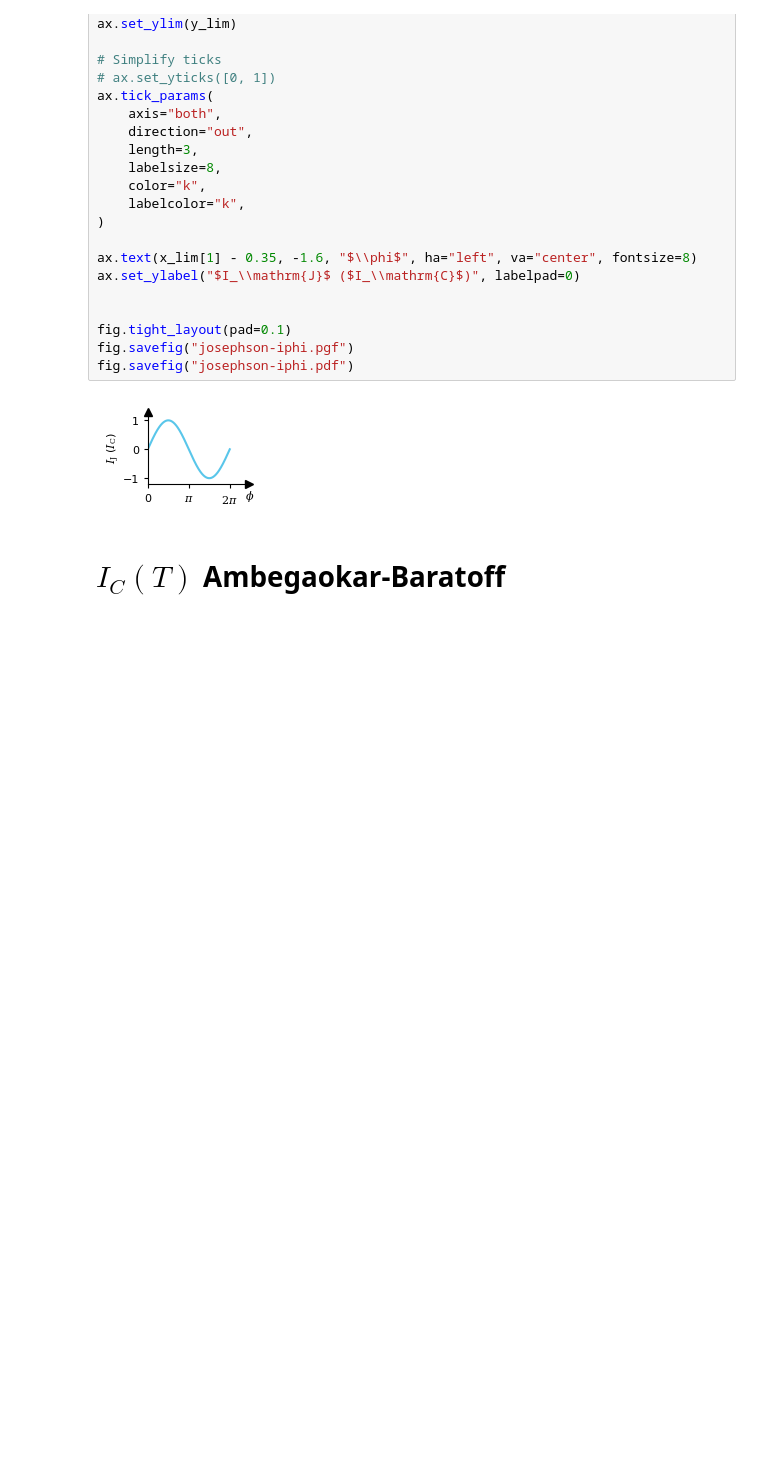
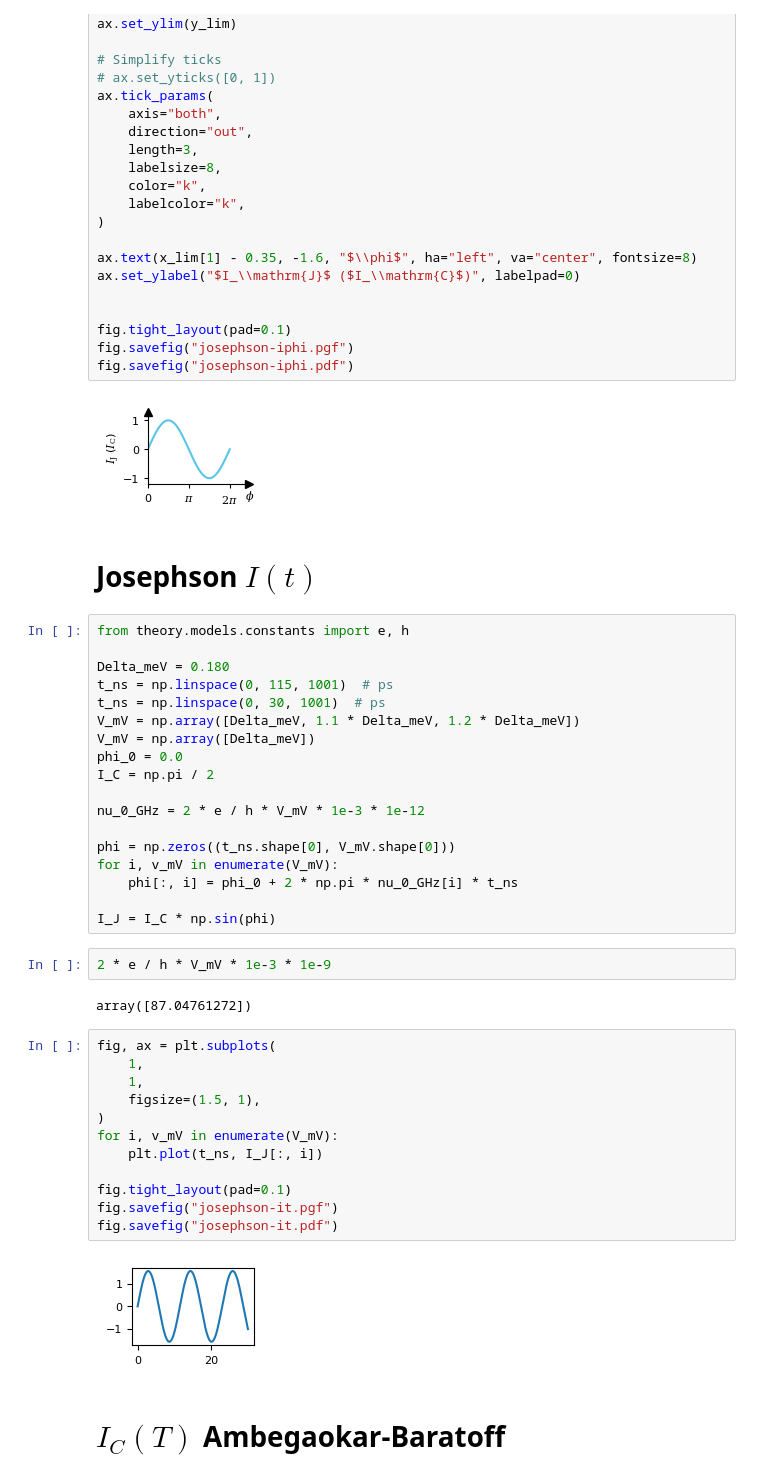
Before and after one commit to schmampf/dissertation, a Jupyter notebook: theory/macro/macro.ipynb, the cells around one changed output. Cells and saved outputs as stored; diff of their text form; blank space fills up the shorter version.

```diff
--- a/theory/macro/macro.ipynb
+++ b/theory/macro/macro.ipynb
@@ -213,6 +213,44 @@ fig.savefig("josephson-iphi.pgf")
 fig.savefig("josephson-iphi.pdf")
 # %% [output]
 [figure]
+# %% [markdown]
+# Josephson $I(t)$
+# %%
+from theory.models.constants import e, h
+
+Delta_meV = 0.180
+t_ns = np.linspace(0, 115, 1001)  # ps
+t_ns = np.linspace(0, 30, 1001)  # ps
+V_mV = np.array([Delta_meV, 1.1 * Delta_meV, 1.2 * Delta_meV])
+V_mV = np.array([Delta_meV])
+phi_0 = 0.0
+I_C = np.pi / 2
+
+nu_0_GHz = 2 * e / h * V_mV * 1e-3 * 1e-12
+
+phi = np.zeros((t_ns.shape[0], V_mV.shape[0]))
+for i, v_mV in enumerate(V_mV):
+    phi[:, i] = phi_0 + 2 * np.pi * nu_0_GHz[i] * t_ns
+
+I_J = I_C * np.sin(phi)
+# %%
+2 * e / h * V_mV * 1e-3 * 1e-9
+# %% [output]
+array([87.04761272])
+# %%
+fig, ax = plt.subplots(
+    1,
+    1,
+    figsize=(1.5, 1),
+)
+for i, v_mV in enumerate(V_mV):
+    plt.plot(t_ns, I_J[:, i])
+
+fig.tight_layout(pad=0.1)
+fig.savefig("josephson-it.pgf")
+fig.savefig("josephson-it.pdf")
+# %% [output]
+[figure, added]
 # %% [markdown]
 # $I_C(T)$ Ambegaokar-Baratoff
 # %%
```
Also changed, not shown: parts of 10 cells of this notebook, 19 other files.
